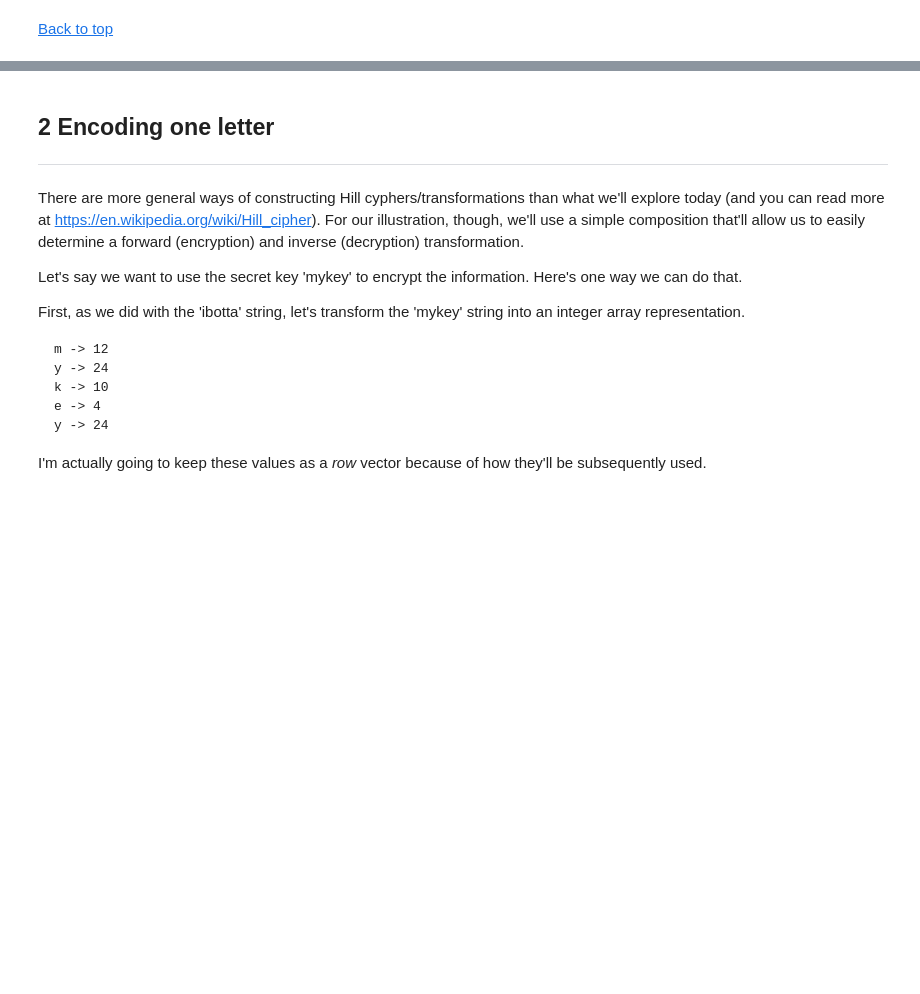
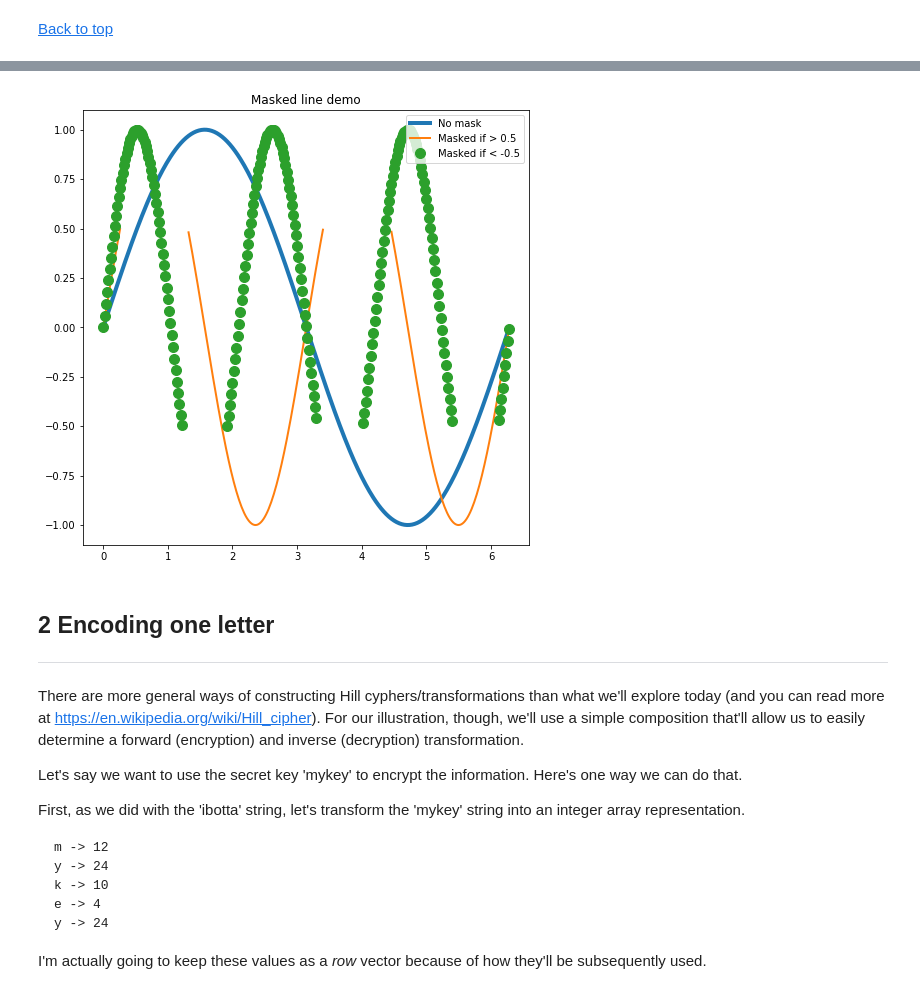
Before and after one commit to bradleypmartin/LinearAlgebraGeekout190405, a Jupyter notebook: Fibonacci fun times.ipynb, the cells around one changed output, grey strips where cells are left out. Drawn from its saved outputs; the diff is of its cells as text; code cells hidden in the pictures; blank space fills up the shorter version.

Commit message:
partway through graph creation

```diff
--- a/Fibonacci fun times.ipynb
+++ b/Fibonacci fun times.ipynb
@@ -51,3 +63,25 @@ print(messageIntVec0)
+# %%
+x = np.arange(0, 2*np.pi, 0.02)
+y = np.sin(x)
+y1 = np.sin(2*x)
+y2 = np.sin(3*x)
+ym1 = np.ma.masked_where(y1 > 0.5, y1)
+ym2 = np.ma.masked_where(y2 < -0.5, y2)
+
+plt.figure(figsize=(8,8))
+
+lines = plt.plot(x, y, x, ym1, x, ym2, 'o')
+plt.setp(lines[0], linewidth=4)
+plt.setp(lines[1], linewidth=2)
+plt.setp(lines[2], markersize=10)
+
+plt.legend(('No mask', 'Masked if > 0.5', 'Masked if < -0.5'),
+           loc='upper right')
+plt.title('Masked line demo')
+#plt.figure(figsize=(8, 6))
+plt.show()
+# %% [output]
+[figure, added]
 # %% [markdown]
 ## 2 Encoding one letter
 ---
```
Also changed, not shown: parts of 7 cells of this notebook.
